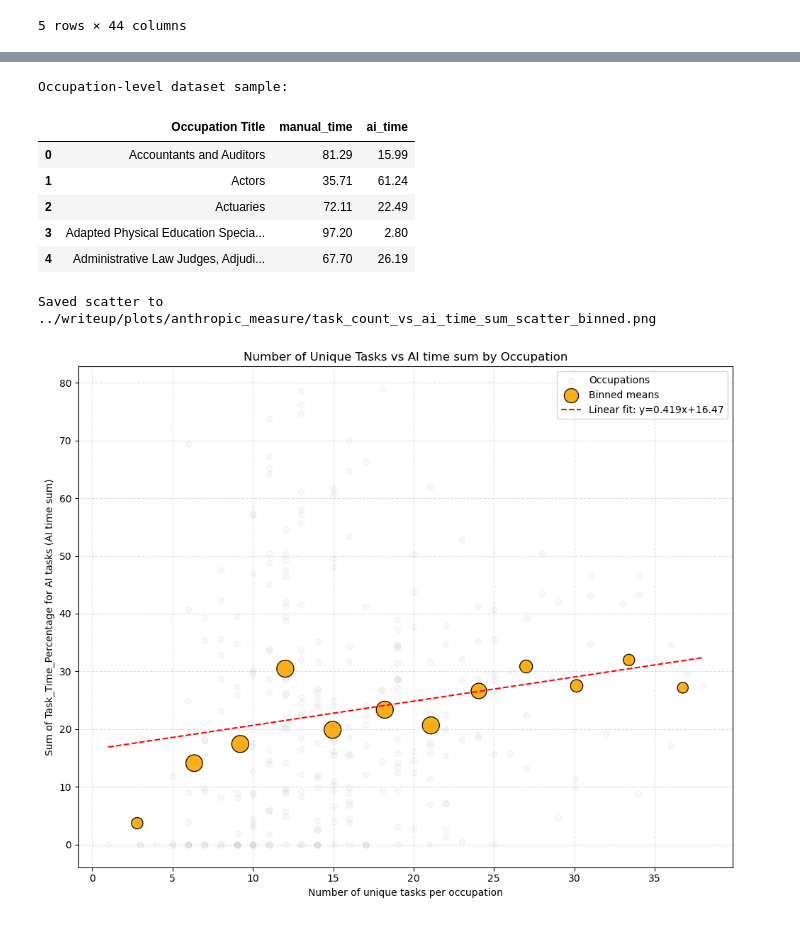
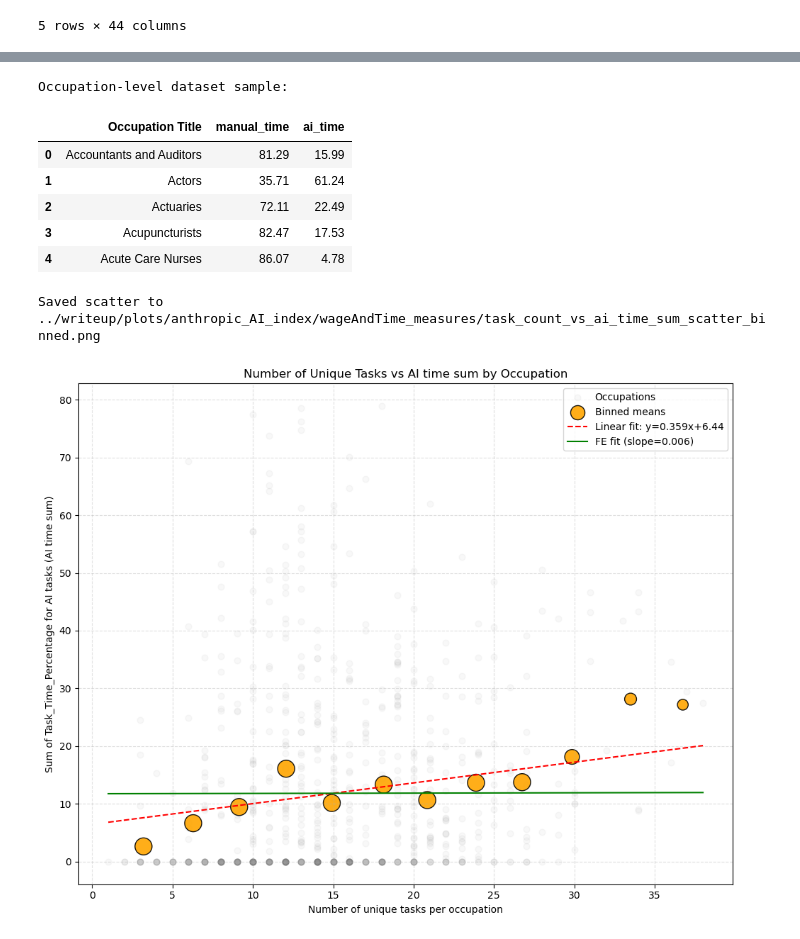
Before and after one commit to johnjosephhorton/rubin, a Jupyter notebook: agentic_ai/onet_antrhopicIndex_wageAndTime.ipynb, the cells around one changed output, grey strips where cells are left out. Drawn from its saved outputs; the diff is of its cells as text; code cells hidden in the pictures.

Commit message:
added regressions, organized files

```diff
--- a/agentic_ai/onet_antrhopicIndex_wageAndTime.ipynb
+++ b/agentic_ai/onet_antrhopicIndex_wageAndTime.ipynb
@@ -280,9 +280,9 @@ merged_data = merged_data[merged_data['Task Type'] != 'Supplemental'].reset_inde
 # Drop rows whose Occupation Title includes 'Teachers, Postsecondary'
 merged_data = merged_data[~merged_data['Occupation Title'].str.contains('Teachers, Postsecondary')].reset_index(drop=True)
 # %%
-# Only keep data for high AI-exposure major groups
-high_ai_exposure_major_groups = ['13-0000', '15-0000', '19-0000', '21-0000', '23-0000', '25-0000', '27-0000', '41-0000', '43-0000']
-merged_data = merged_data[merged_data['Major_Group_Code'].isin(high_ai_exposure_major_groups)].reset_index(drop=True)
+# # Only keep data for high AI-exposure major groups
+# high_ai_exposure_major_groups = ['13-0000', '15-0000', '19-0000', '21-0000', '23-0000', '25-0000', '27-0000', '41-0000', '43-0000']
+# merged_data = merged_data[merged_data['Major_Group_Code'].isin(high_ai_exposure_major_groups)].reset_index(drop=True)
 # %%
 # Create reduced dataset that keeps original column names only (no new column names will be added)
 # Identify which of the desired columns exist in merged_data and keep them
@@ -356,8 +356,8 @@ Occupation-level dataset sample:
 | 0 | Accountants and Auditors | 81.29 | 15.99 |
 | 1 | Actors | 35.71 | 61.24 |
 | 2 | Actuaries | 72.11 | 22.49 |
-| 3 | Adapted Physical Education Specia... | 97.20 | 2.80 |
-| 4 | Administrative Law Judges, Adjudi... | 67.70 | 26.19 |
+| 3 | Acupuncturists | 82.47 | 17.53 |
+| 4 | Acute Care Nurses | 86.07 | 4.78 |
 # %%
 # Scatter: Sum of Task_Time_Percentage on AI tasks (y) vs number of unique tasks (x) per occupation
 if 'reduced_dataset' not in globals():
@@ -413,32 +413,91 @@ else:
         # Plot binned points (mean) with size reflecting sqrt(count) and higher opacity
         plt.scatter(bin_stats['task_count_mean'], bin_stats['ai_time_sum_mean'],
                     s=marker_sizes, color='orange', alpha=0.9, edgecolors='k', label='Binned means')
 
         # Fit and plot linear regression on the original points (robust to zeros)
         x = occ_summary['task_count'].values
         y = occ_summary['ai_time_sum'].values
         # Only use finite values
         mask = np.isfinite(x) & np.isfinite(y)
         if mask.sum() > 1:
             coeffs = np.polyfit(x[mask], y[mask], deg=1)
             x_line = np.linspace(x.min(), x.max(), 200)
             y_line = np.polyval(coeffs, x_line)
             plt.plot(x_line, y_line, color='red', linestyle='--', linewidth=1.5, label=f'Linear fit: y={coeffs[0]:.3f}x+{coeffs[1]:.2f}')
 
+        # Attach Major_Group_Code for FE regressions if present
+        try:
+            if 'Major_Group_Code' in reduced_dataset.columns:
+                maj = reduced_dataset.groupby('Occupation Title')['Major_Group_Code'].first().rename('Major_Group_Code')
+                occ_summary = occ_summary.merge(maj, left_index=True, right_index=True)
+            else:
+                occ_summary['Major_Group_Code'] = 'unknown'
+        except Exception:
+            occ_summary['Major_Group_Code'] = 'unknown'
+
+        # Fixed-effects regression (AI time sum on task_count with Major_Group_Code dummies).
+        # We compute an average-intercept FE fitted line for plotting: intercept + mean(dummy effects) + slope*x
+        try:
+            import statsmodels.formula.api as smf
+            occ_for_reg = occ_summary.reset_index().rename(columns={'index':'Occupation Title'})
+            if occ_for_reg['Major_Group_Code'].nunique() > 1:
+                fe_mod = smf.ols('ai_time_sum ~ task_count + C(Major_Group_Code)', data=occ_for_reg).fit()
+                fe_params = fe_mod.params
+                slope_fe = fe_params.get('task_count', 0.0)
+                intercept_fe = fe_params.get('Intercept', 0.0)
+                # collect dummy effects and compute weighted average by group size
+                group_counts = occ_for_reg['Major_Group_Code'].value_counts()
+                coef_map = {k.split('T.')[1].strip(']'): v for k, v in fe_params.items() if k.startswith('C(Major_Group_Code)[T.')}
+                effects = []
+                weights = []
+                for grp, cnt in group_counts.items():
+                    effects.append(coef_map.get(str(grp), 0.0))
+                    weights.append(cnt)
+                if len(weights) > 0:
+                    avg_dummy = np.average(effects, weights=weights)
+                else:
+                    avg_dummy = 0.0
+                intercept_fe_avg = intercept_fe + avg_dummy
+                x_line_fe = np.linspace(occ_summary['task_count'].min(), occ_summary['task_count'].max(), 200)
+                y_line_fe = intercept_fe_avg + slope_fe * x_line_fe
+                plt.plot(x_line_fe, y_line_fe, color='green', linestyle='-', linewidth=1.5, label=f'FE fit (slope={slope_fe:.3f})')
+        except Exception as e:
+            print('FE regression/line failed:', e)
+
         plt.xlabel('Number of unique tasks per occupation')
         plt.ylabel(f"Sum of {time_col} for AI tasks (AI time sum)")
         plt.title('Number of Unique Tasks vs AI time sum by Occupation')
         plt.grid(True, linestyle='--', alpha=0.4)
         plt.legend()
 
         plt.tight_layout()
         try:
             plt.savefig(f"{output_plot_path}/task_count_vs_ai_time_sum_scatter_binned.png", dpi=300)
             print(f"Saved scatter to {output_plot_path}/task_count_vs_ai_time_sum_scatter_binned.png")
         except Exception as e:
             print(f"Could not save plot: {e}")
 
         plt.show()
+
+# -- Regression table cell for AI time sum (simple & FE) --
+# This cell prints OLS results for: (1) ai_time_sum ~ task_count (simple),
+# and (2) ai_time_sum ~ task_count + C(Major_Group_Code) (FE).
+try:
+    import statsmodels.formula.api as smf
+    occ_reg = occ_summary.reset_index().rename(columns={'index':'Occupation Title'})
+    # Simple OLS
+    mod_simple = smf.ols('ai_time_sum ~ task_count', data=occ_reg).fit()
+    print('\nSimple OLS: ai_time_sum ~ task_count')
+    print(mod_simple.summary())
+    # FE OLS if possible
+    if occ_reg['Major_Group_Code'].nunique() > 1:
+        mod_fe = smf.ols('ai_time_sum ~ task_count + C(Major_Group_Code)', data=occ_reg).fit()
+        print('\nFE OLS: ai_time_sum ~ task_count + C(Major_Group_Code)')
+        print(mod_fe.summary())
+    else:
+        print('\nNot enough Major_Group_Code groups for FE regression.')
+except Exception as e:
+    print('Could not run regression summaries:', e)
 # %% [output]
-Saved scatter to ../writeup/plots/anthropic_measure/task_count_vs_ai_time_sum_scatter_binned.png
+Saved scatter to ../writeup/plots/anthropic_AI_index/wageAndTime_measures/task_count_vs_ai_time_sum_scatter_binned.png
-[figure, old version]
+[figure, new version]
```
Also changed, not shown: parts of 6 cells of this notebook.
